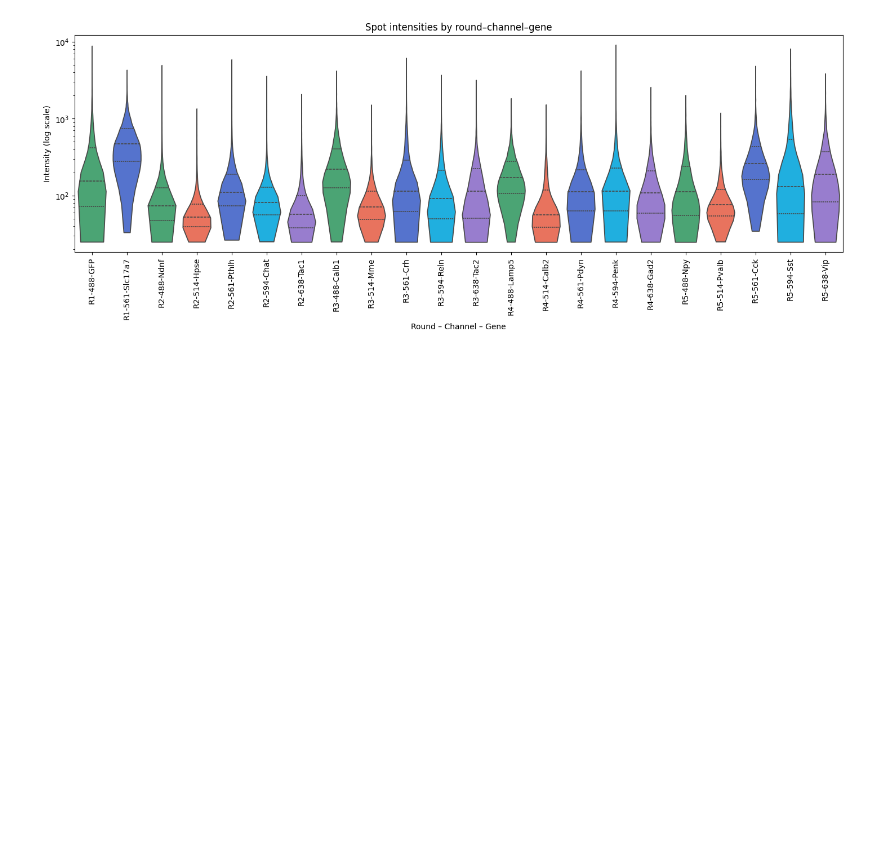
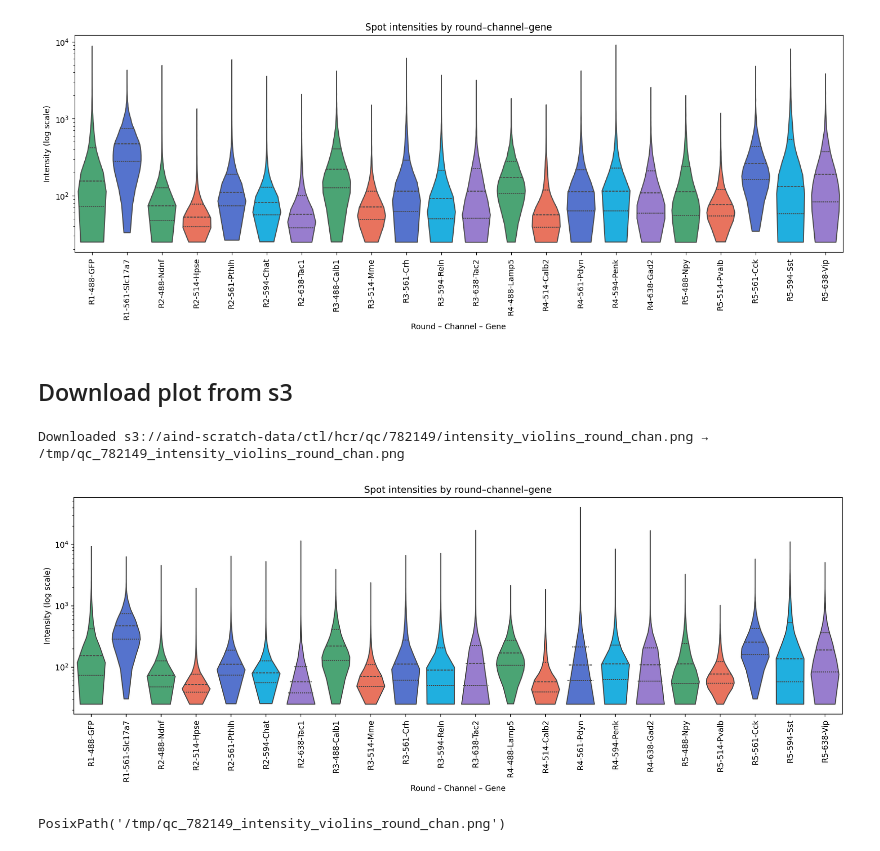
Before and after one commit to AllenNeuralDynamics/hcr-integrated-qc-capsule, a Jupyter notebook: code/dev.ipynb, the cells around one changed output. Drawn from its saved outputs; the diff is of its cells as text; code cells hidden in the pictures; blank space fills up the shorter version.

```diff
--- a/code/dev.ipynb
+++ b/code/dev.ipynb
@@ -183,3 +183,12 @@ columns: ['spot_id', 'spot_uid', 'spot_uid_int', 'chan', 'chan_spot_id', 'cell_i
 Passing `palette` without assigning `hue` is deprecated and will be removed in v0.14.0. Assign the `x` variable to `hue` and set `legend=False` for the same effect.
 <Axes: title={'center': 'Spot intensities by round–channel–gene'}, xlabel='Round – Channel – Gene', ylabel='Intensity (log scale)'>
 [figure]
+# %% [markdown]
+## Download plot from s3
+# %%
+from aind_hcr_qc.utils.s3_qc import download_plot, QC_S3_BUCKET
+download_plot(QC_S3_BUCKET, "782149", "intensity_violins_round_chan", display=True)
+# %% [output]
+Downloaded s3://aind-scratch-data/ctl/hcr/qc/782149/intensity_violins_round_chan.png → /tmp/qc_782149_intensity_violins_round_chan.png
+[figure, added]
+PosixPath('/tmp/qc_782149_intensity_violins_round_chan.png')
```
Also changed, not shown: 5 other files.
